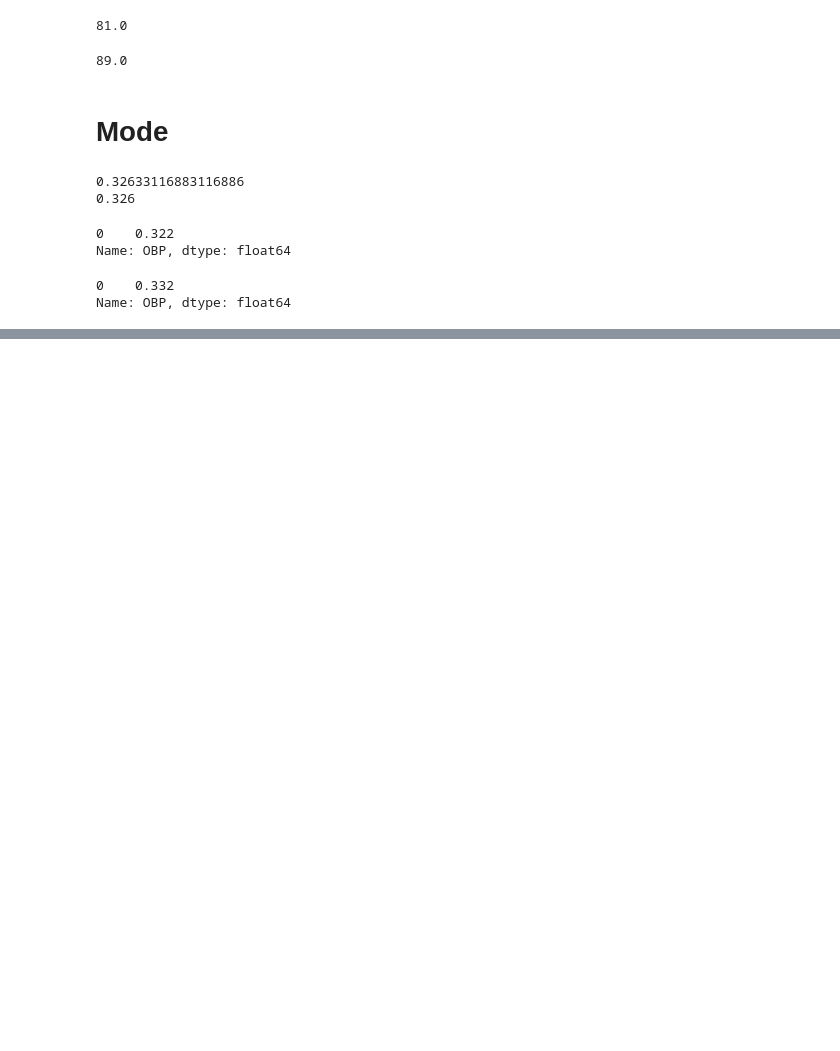
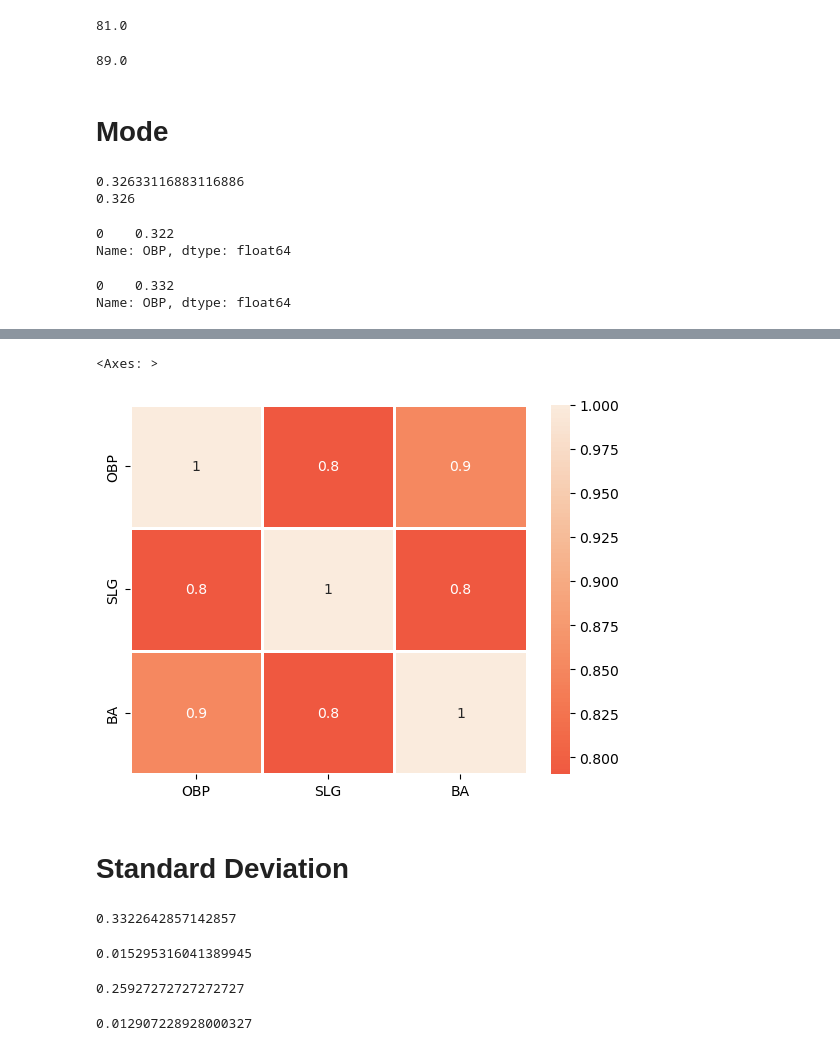
Before and after one commit to wprsousa/Udemy-Business_Data_Analytics_Intelligence_with_Python_2023, a Jupyter notebook: Statistics_and_Descriptive_Analytics/basic_statistics/basic_statistic.ipynb, the cells around one changed output, grey strips where cells are left out. Drawn from its saved outputs; the diff is of its cells as text; code cells hidden in the pictures; blank space fills up the shorter version.

```diff
--- a/Statistics_and_Descriptive_Analytics/basic_statistics/basic_statistic.ipynb
+++ b/Statistics_and_Descriptive_Analytics/basic_statistics/basic_statistic.ipynb
@@ -72,0 +112,27 @@ Name: OBP, dtype: float64
+# %%
+sns.heatmap(data=df_correlation2.corr(),
+            annot=True,
+            fmt=".1g", # número de casas decimais
+            center=0.7, # coloca a zona de calor mais prox desse número
+            cmap="rocket",
+            linewidths=2,
+)
+# %% [output]
+<Axes: >
+[figure, added]
+# %% [markdown]
+# Standard Deviation
+# %%
+#Standard Deviation
+print(df.OOBP.mean())
+df.OOBP.std()
+# %% [output]
+0.3322642857142857
+0.015295316041389945
+# %%
+#Question: what is the standard deviation of BA
+print(df.BA.mean())
+df.BA.std()
+# %% [output]
+0.25927272727272727
+0.012907228928000327
```
Also changed, not shown: parts of 5 cells of this notebook, 7 other files.
